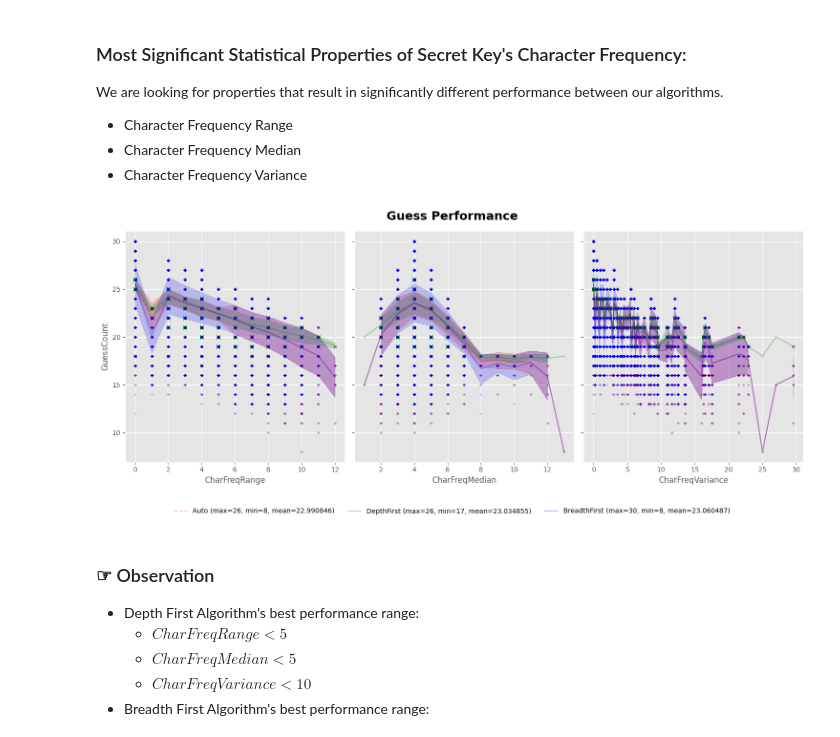
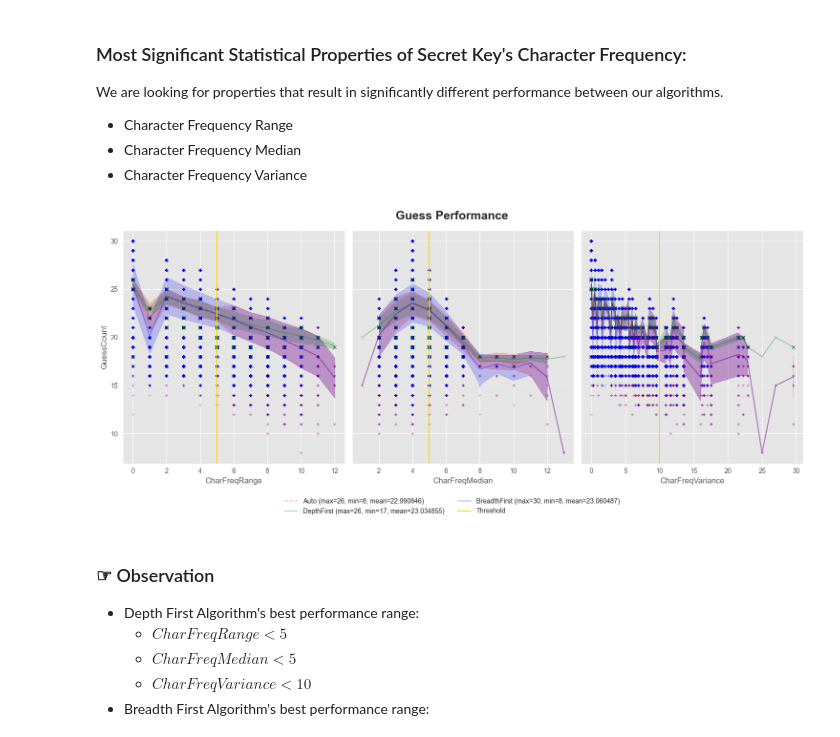
Before and after one commit to miketvo/rmit2023a-cosc2658-group-project, a Jupyter notebook: notebooks/Analysis.ipynb, the cells around one changed output. Drawn from its saved outputs; the diff is of its cells as text; code cells hidden in the pictures.

```diff
--- a/notebooks/Analysis.ipynb
+++ b/notebooks/Analysis.ipynb
@@ -119,6 +119,8 @@ We are looking for properties that result in significantly different performance
 - Character Frequency Variance
 # %%
 x_cols = ["CharFreqRange", "CharFreqMedian", "CharFreqVariance"]
+thresholds = [5, 5, 10]
+
 
 fig, ax = plt.subplots(nrows=1, ncols=len(x_cols), sharey="all", figsize=(15, 6))
 
@@ -164,6 +166,8 @@ sns.lineplot(
     legend=False
 )
 
+ax[0].axvline(x=thresholds[0], c="gold", label="Threshold")
+
 for i in range(1, len(x_cols)):
     sns.scatterplot(
         x=guessData["Auto"][x_cols[i]], y=guessData["Auto"]["GuessCount"], ax=ax[i],
@@ -177,35 +181,37 @@ for i in range(1, len(x_cols)):
     )
     sns.scatterplot(
         x=guessData["BreadthFirst"][x_cols[i]], y=guessData["BreadthFirst"]["GuessCount"], ax=ax[i],
         marker="+", linewidth=1, alpha=0.2, color="blue", s=25,
         legend=False
     )
 
     sns.lineplot(
         x=guessData["Auto"][x_cols[i]], y=guessData["Auto"]["GuessCount"], ax=ax[i],
         c="red", alpha=0.3, errorbar="sd",
         legend=False
     )
     sns.lineplot(
         x=guessData["DepthFirst"][x_cols[i]], y=guessData["DepthFirst"]["GuessCount"], ax=ax[i],
         c="green", alpha=0.3, errorbar="sd",
         legend=False
     )
     sns.lineplot(
         x=guessData["BreadthFirst"][x_cols[i]], y=guessData["BreadthFirst"]["GuessCount"], ax=ax[i],
         c="blue", alpha=0.3, errorbar="sd",
         legend=False
     )
 
-fig.legend(loc="outside lower center", ncol=len(x_cols), bbox_to_anchor=(0.5, -0.1), frameon=False)
+    ax[i].axvline(x=thresholds[i], c="gold")
+
+fig.legend(loc="outside lower center", ncol=2, bbox_to_anchor=(0.5, -0.1), frameon=False)
 fig.suptitle("Guess Performance", fontsize=18, fontweight="bold")
 fig.subplots_adjust(bottom=0.2)
 fig.tight_layout()
 
 plt.show()
 fig.savefig("images/GuessCountPerformanceReport.png", bbox_inches="tight")
 # %% [output]
-[figure, old version]
+[figure, new version]
 # %% [markdown]
 ### ☞ Observation
 
```
Also changed, not shown: parts of 9 cells of this notebook, 10 other files.
